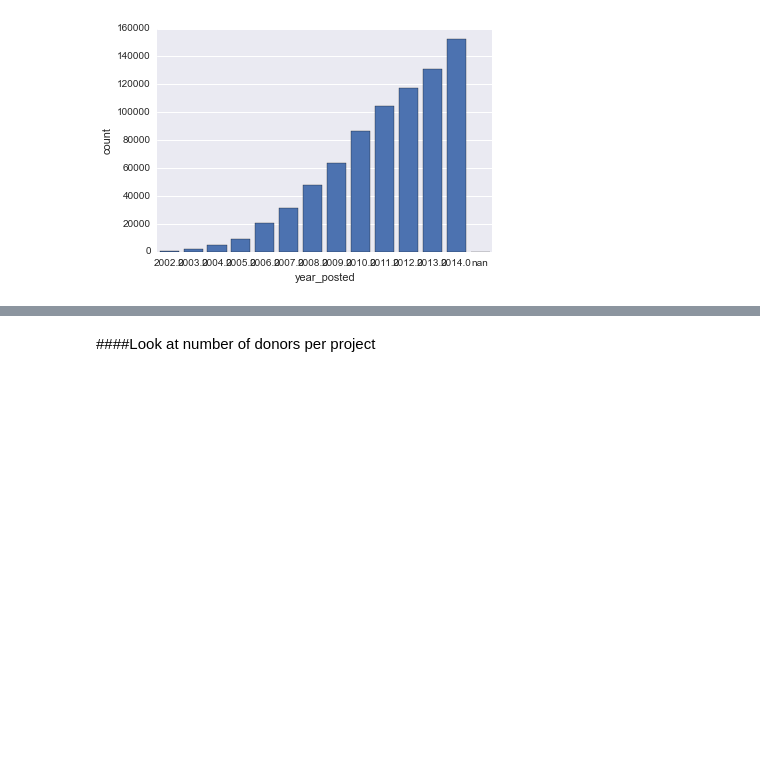
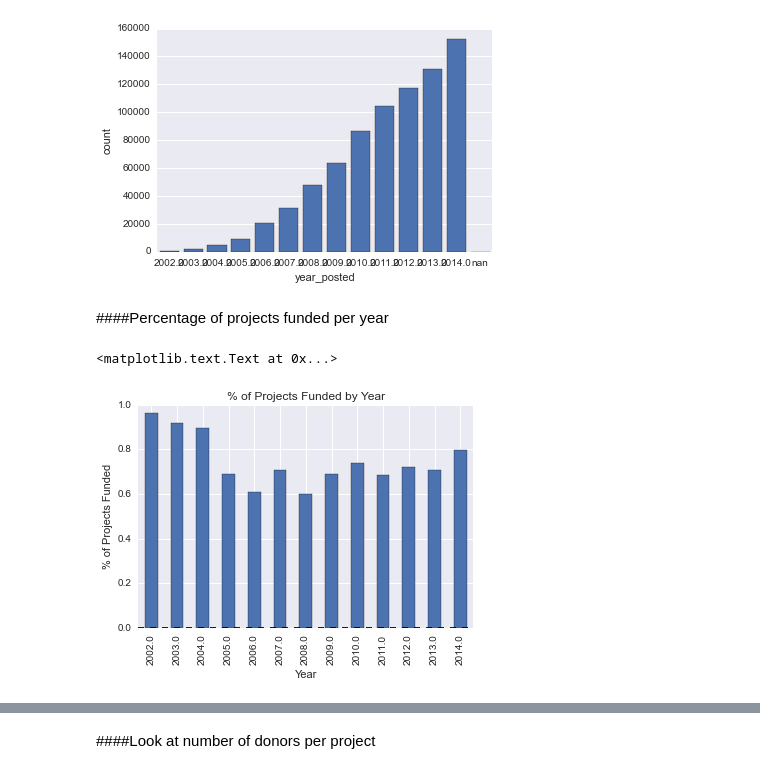
Before and after one commit to LylePayne/DonorsChooseAnalysis, a Jupyter notebook: Project Kojak - DonorsChoose.ipynb, the cells around one changed output, grey strips where cells are left out. Drawn from its saved outputs; the diff is of its cells as text; code cells hidden in the pictures; blank space fills up the shorter version.

```diff
--- a/Project Kojak - DonorsChoose.ipynb
+++ b/Project Kojak - DonorsChoose.ipynb
@@ -166,3 +182,16 @@ sn.barplot(projects_df.year_posted)
 # %% [output]
 <matplotlib.axes._subplots.AxesSubplot at 0x...>
 [figure]
+# %% [markdown]
+####Percentage of projects funded per year
+# %%
+groupby_year = funding_df.groupby("year_posted")
+groupby_year_hist = groupby_year['funded'].mean()
+groupby_year_hist.plot(kind="bar")
+
+plt.title('% of Projects Funded by Year')
+plt.xlabel('Year')
+plt.ylabel('% of Projects Funded')
+# %% [output]
+<matplotlib.text.Text at 0x...>
+[figure, added]
```
Also changed, not shown: parts of 22 cells of this notebook.
